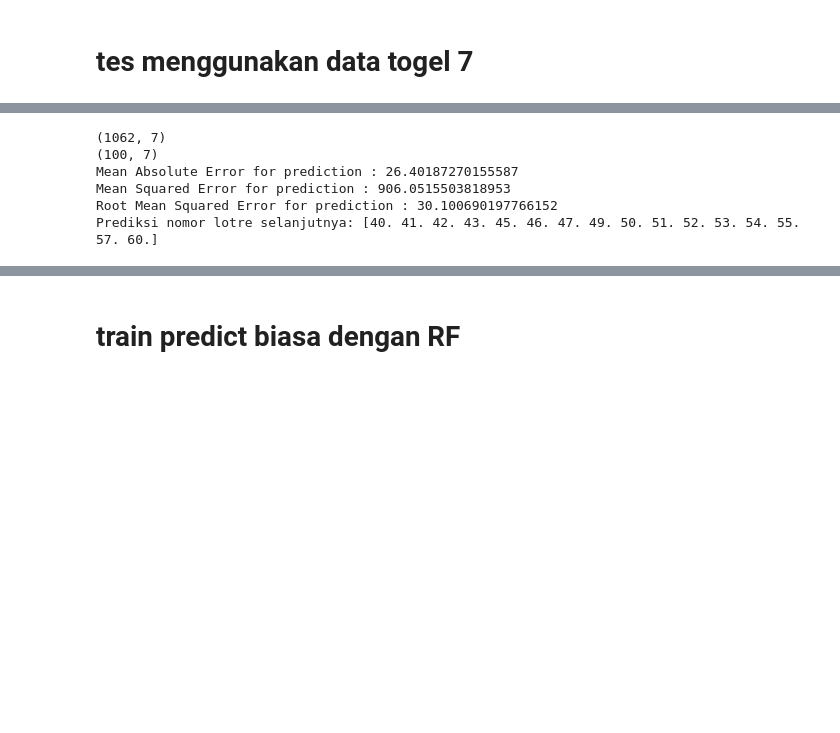
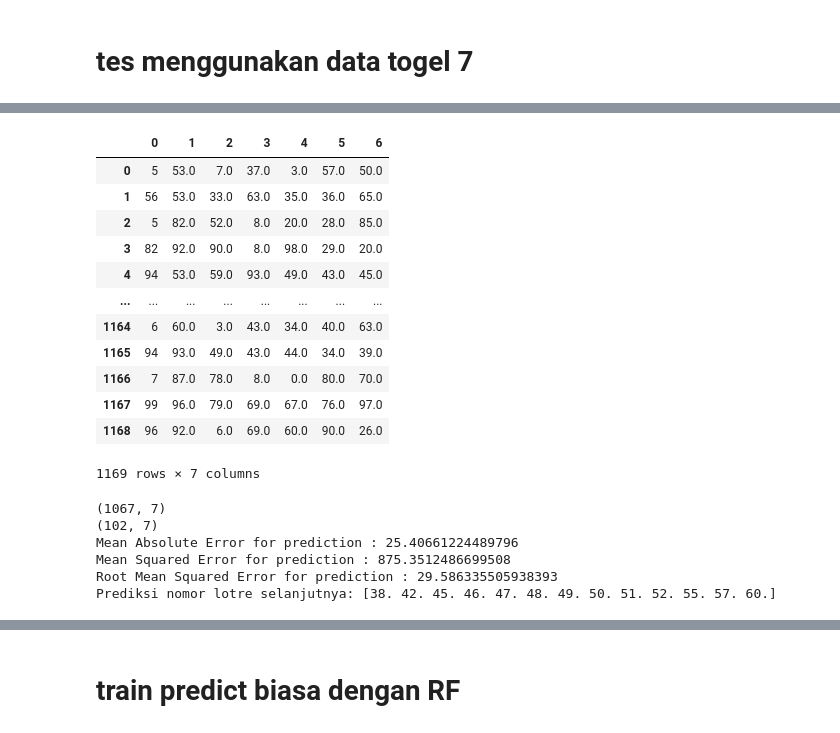
Before and after one commit to mairemortis2106/my_interestwithML, a Jupyter notebook: togel.ipynb, the cells around one changed output, grey strips where cells are left out. Drawn from its saved outputs; the diff is of its cells as text; code cells hidden in the pictures; blank space fills up the shorter version.

```diff
--- a/togel.ipynb
+++ b/togel.ipynb
@@ -426,6 +426,22 @@ after fill:
 5    0
 6    0
 dtype: int64
+# %%
+nomor
+# %% [output]
+|  | 0 | 1 | 2 | 3 | 4 | 5 | 6 |
+| 0 | 5 | 53.0 | 7.0 | 37.0 | 3.0 | 57.0 | 50.0 |
+| 1 | 56 | 53.0 | 33.0 | 63.0 | 35.0 | 36.0 | 65.0 |
+| 2 | 5 | 82.0 | 52.0 | 8.0 | 20.0 | 28.0 | 85.0 |
+| 3 | 82 | 92.0 | 90.0 | 8.0 | 98.0 | 29.0 | 20.0 |
+| 4 | 94 | 53.0 | 59.0 | 93.0 | 49.0 | 43.0 | 45.0 |
+| ... | ... | ... | ... | ... | ... | ... | ... |
+| 1164 | 6 | 60.0 | 3.0 | 43.0 | 34.0 | 40.0 | 63.0 |
+| 1165 | 94 | 93.0 | 49.0 | 43.0 | 44.0 | 34.0 | 39.0 |
+| 1166 | 7 | 87.0 | 78.0 | 8.0 | 0.0 | 80.0 | 70.0 |
+| 1167 | 99 | 96.0 | 79.0 | 69.0 | 67.0 | 76.0 | 97.0 |
+| 1168 | 96 | 92.0 | 6.0 | 69.0 | 60.0 | 90.0 | 26.0 |
+1169 rows × 7 columns
 # %%
 data_flat = nomor.apply(lambda row: np.array(row), axis=1)
 data_flat = np.vstack(data_flat)  # Convert to a 2D array
@@ -439,13 +455,14 @@ def create_sliding_window7(data, window_size, n_predictions):
     return np.array(X), np.array(y)
 # %%
 import numpy as np
+from sklearn.ensemble import RandomForestRegressor
 
 i = 50
 # new_data is 1060 data head
-new_data = data_flat[:1062]
+new_data = data_flat[:1067]
 print(new_data.shape)
 # tes data is for making prediction... it is the last 100 data
-tes = data_flat[1062:]
+tes = data_flat[1067:]
 print(tes.shape)
 tes = tes[-i:].flatten().reshape(1, -1)
 
@@ -465,12 +482,12 @@ predicted_number = model.predict(tes)
 predicted_number = np.unique(predicted_number.round())
 print("Prediksi nomor lotre selanjutnya:", predicted_number)
 # %% [output]
-(1062, 7)
-(100, 7)
-Mean Absolute Error for prediction : 26.40187270155587
-Mean Squared Error for prediction : 906.0515503818953
-Root Mean Squared Error for prediction : 30.100690197766152
-Prediksi nomor lotre selanjutnya: [40. 41. 42. 43. 45. 46. 47. 49. 50. 51. 52. 53. 54. 55. 57. 60.]
+(1067, 7)
+(102, 7)
+Mean Absolute Error for prediction : 25.40661224489796
+Mean Squared Error for prediction : 875.3512486699508
+Root Mean Squared Error for prediction : 29.586335505938393
+Prediksi nomor lotre selanjutnya: [38. 42. 45. 46. 47. 48. 49. 50. 51. 52. 55. 57. 60.]
 # %%
 from collections import Counter
 
```
Also changed, not shown: parts of 11 cells of this notebook, 3 other files.
